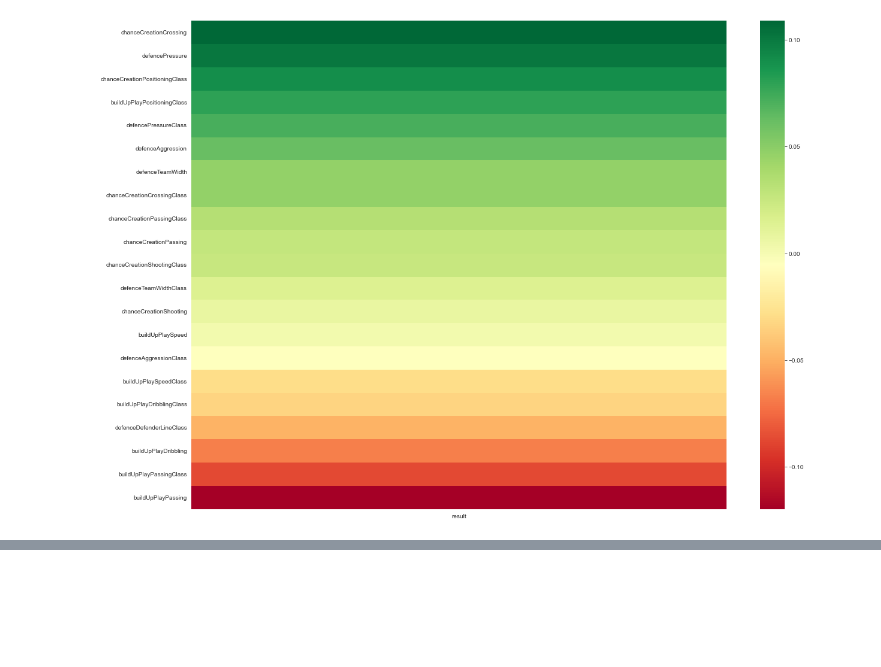
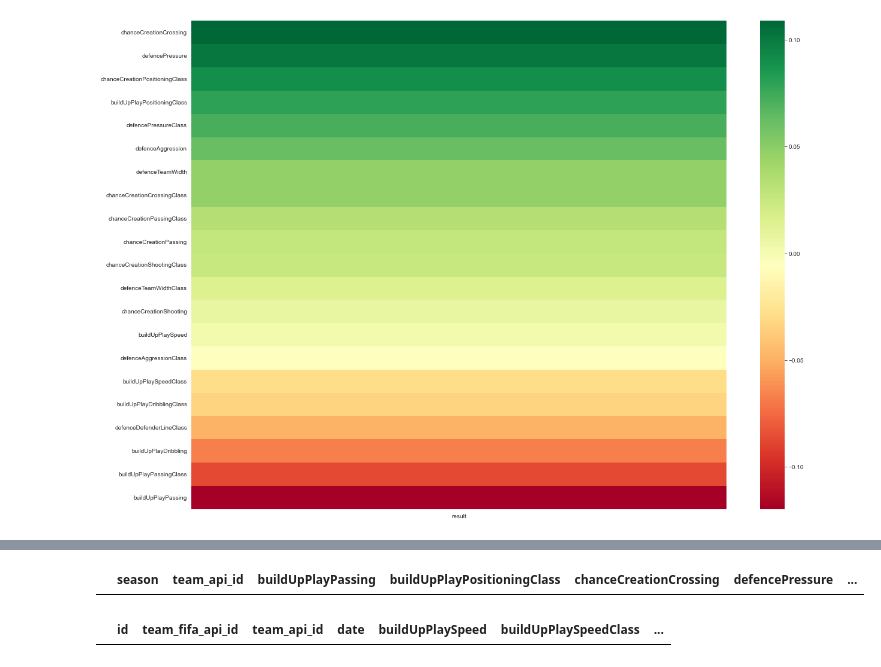
Before and after one commit to BJHeemskerk/DataLab2_2023, a Jupyter notebook: Notebook_Busse.ipynb, the cells around one changed output, grey strips where cells are left out. Drawn from its saved outputs; the diff is of its cells as text; code cells hidden in the pictures; blank space fills up the shorter version.

```diff
--- a/Notebook_Busse.ipynb
+++ b/Notebook_Busse.ipynb
@@ -1747,0 +1710,10 @@ yeet2
+# %%
+#Eerst worden er een dataframe en 2 lijsten aangemaakt voor gebruik binnen de functie
+df = ta.groupby(by=['season', 'team_api_id'])[kolom2].mean().reset_index().sort_values(['season', 'team_api_id'])
+df[df['season'] == '2012/2013']
+# %% [output]
+|  | season | team_api_id | buildUpPlayPassing | buildUpPlayPositioningClass | chanceCreationCrossing | defencePressure | ... |
+# %%
+team_attributes[team_attributes['season'] == '2012/2013']
+# %% [output]
+|  | id | team_fifa_api_id | team_api_id | date | buildUpPlaySpeed | buildUpPlaySpeedClass | ... |
```
Also changed, not shown: parts of 22 cells of this notebook.
